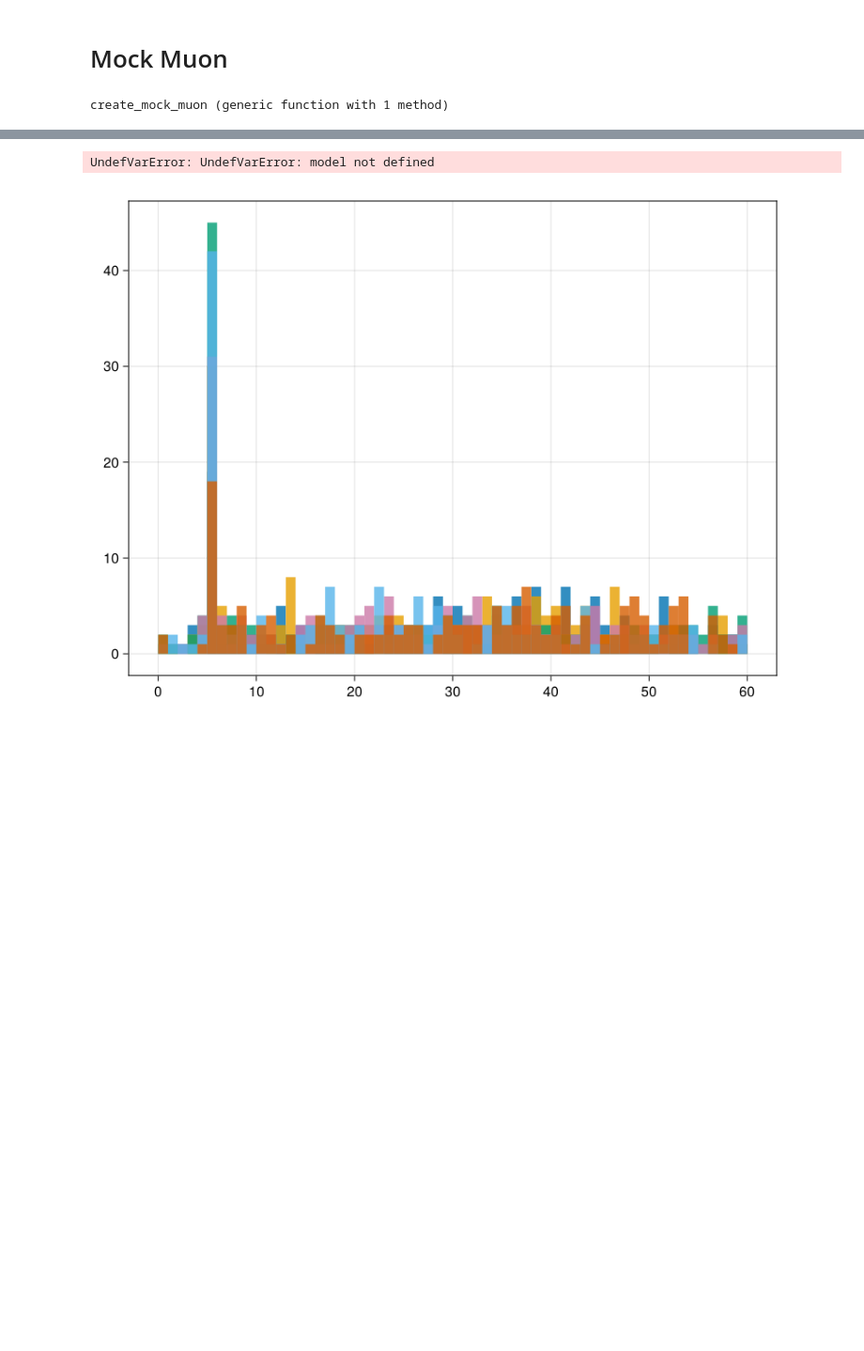
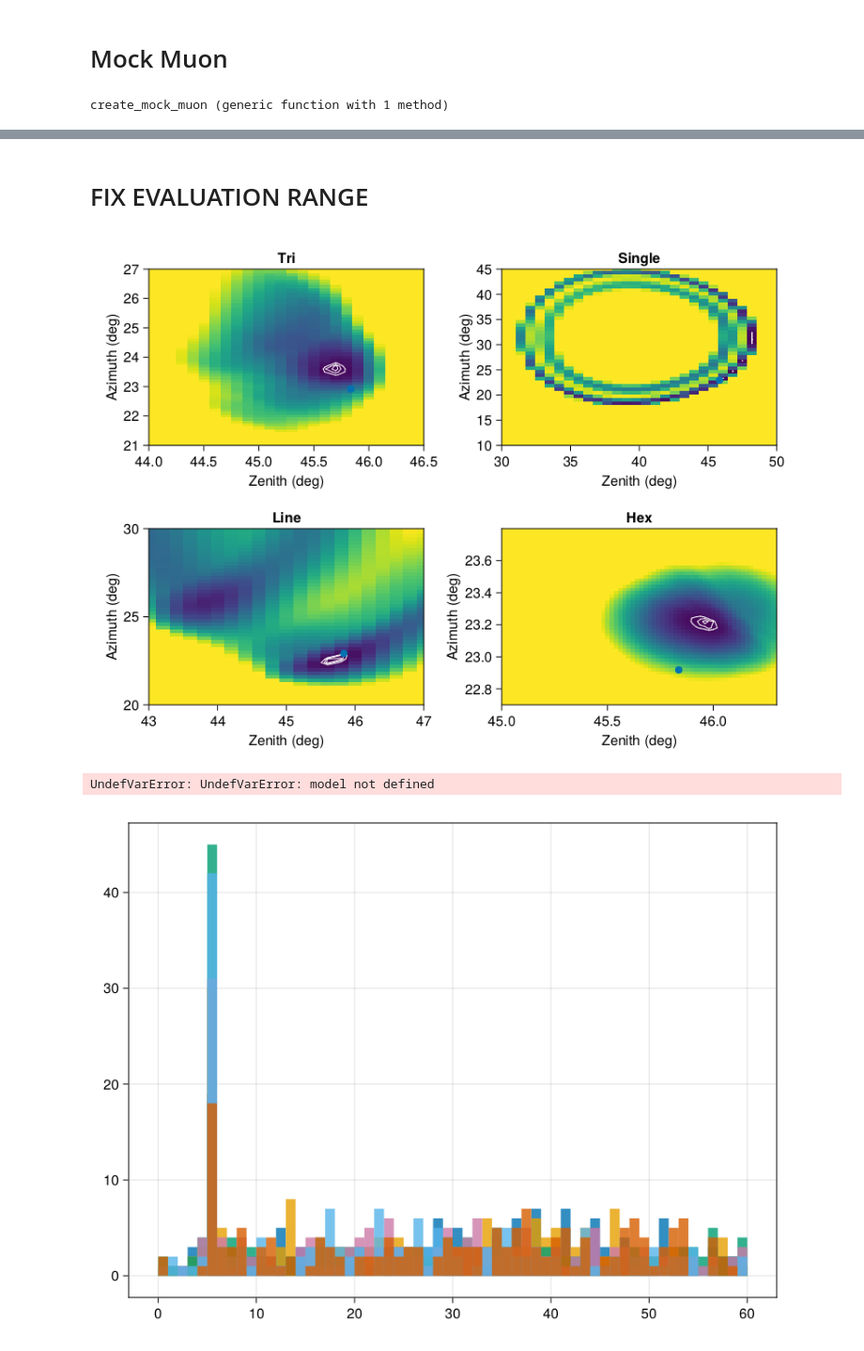
Before and after one commit to PLEnuM-group/NeutrinoTelescopes, a Jupyter notebook: notebooks/surrogate_checks.ipynb, the cells around one changed output, grey strips where cells are left out. Shown: that part at 94% size. Cells and saved outputs as stored; diff of their text form; code cells hidden in the pictures; blank space fills up the shorter version.

```diff
--- a/notebooks/surrogate_checks.ipynb
+++ b/notebooks/surrogate_checks.ipynb
@@ -504,3 +537,56 @@ res = min_lh(hypo, obj_func, strategy=:cg)
+# %% [markdown]
+# FIX EVALUATION RANGE
+# %%
+p0 = SA[8., -5., -450]
+
+theta = 0.8
+phi = 0.4
+muon_energy = 5E4
+rng = MersenneTwister(2)
+dir = sph_to_cart(theta, phi)
+pos = p0 .- 200 .* dir
+
+losses = create_mock_muon(muon_energy, pos, dir, 0., 30, 500, rng)
+losses_filt = [p for p in losses if p.energy > 100]
+
+@load models["4"] model hparams opt tf_dict
+c_n = c_at_wl(800f0, medium)
+
+axis_ranges = Dict("Tri" => (44, 46.5, 21, 27, 0.1), "Single" => (30, 50, 10, 45, 0.7), "Line" => (43, 47, 20, 30, 0.2), "Hex" =>  (45, 46.3, 22.7, 23.8, 0.02))
+
+levels = map(sigma -> invlogcdf(Chisq(2), log(1-2*ccdf(Normal(), sigma))), [1, 2, 3])
+
+
+fig = Figure()
+ga = fig[1, 1] = GridLayout()
+
+for (i, (dkey, targets)) in enumerate(detectors)
+
+    ranges = axis_ranges[dkey]
+    thetas = deg2rad.(ranges[1]:ranges[end]:ranges[2])
+    phis = deg2rad.(ranges[3]:ranges[end]:ranges[4])
+
+    target_mask = any(norm.([p.position for p in losses_filt] .- permutedims([t.position for t in targets])) .<= 100, dims=1)[1, :]
+
+    if !any(target_mask)
+        continue
+    end
+
+    targets_range = targets[target_mask]
+    data = sample_multi_particle_event(losses_filt, targets_range, model, tf_dict, c_n, rng)
+
+    llh2d = track_likelihood_fixed_losses.(log10(muon_energy), thetas, permutedims(phis), Ref(pos), 0.; muon_energy=muon_energy, losses=losses_filt, data=data, targets=targets_range, model=model, tf_vec=tf_dict, c_n=c_n)
+    rellh = maximum(llh2d) .- llh2d
+    row, col = divrem(i-1, 2)
+    ax = Axis(ga[row+1, col+1], title=dkey, xlabel="Zenith (deg)", ylabel="Azimuth (deg)", limits=ranges[1:4])
+    hm = heatmap!(ax, rad2deg.(thetas), rad2deg.(phis), rellh, colorrange=(0, 500))
+    contour!(ax,  rad2deg.(thetas), rad2deg.(phis), rellh, levels=levels, color=:white)
+    scatter!(ax, rad2deg(theta), rad2deg(phi))
+end
+#Colorbar(fig[1, 2], hm)
+fig
+# %% [output]
+[figure, added]
 # %%
 
 
```
Also changed, not shown: parts of 7 cells of this notebook, 2 other files.
